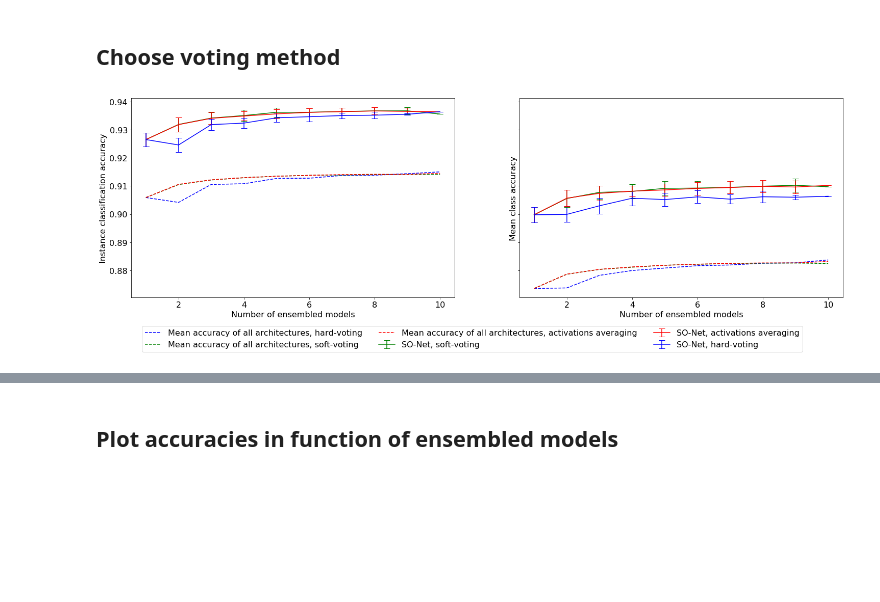
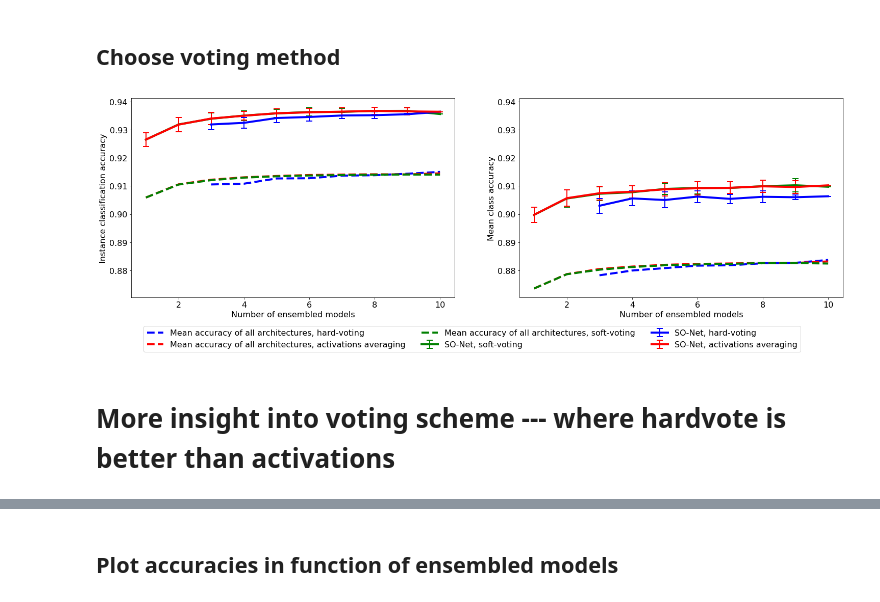
Before and after one commit to dkoguciuk/ensemble_learning_for_point_clouds, a Jupyter notebook: 3_1_simple_ensemble.ipynb, the cells around one changed output, grey strips where cells are left out. Cells and saved outputs as stored; diff of their text form; code cells hidden in the pictures; blank space fills up the shorter version.

```diff
--- a/3_1_simple_ensemble.ipynb
+++ b/3_1_simple_ensemble.ipynb
@@ -207,39 +217,48 @@ for method in acc_stats_base_models_voting:
     mean_arch_mca = {}
     for arch in acc_stats_base_models_voting[method]:
         arch_voting = acc_stats_base_models_voting[method][arch]
         for num_models in arch_voting:
             arch_num = arch_voting[num_models]
             arch_num_acc = arch_num['acc']
             arch_num_mca = arch_num['mean_class_acc']
             if num_models not in mean_arch_acc:
                 mean_arch_acc[num_models] = []
             if num_models not in mean_arch_mca:
                 mean_arch_mca[num_models] = []
             mean_arch_acc[num_models].append(arch_num_acc['mean'])
             mean_arch_mca[num_models].append(arch_num_mca['mean'])
     mean_arch_acc = {x: np.mean(mean_arch_acc[x]) for x in mean_arch_acc}
     mean_arch_mca = {x: np.mean(mean_arch_mca[x]) for x in mean_arch_mca}
     compare_mean_arch[method] = {x: {'acc': {'mean': mean_arch_acc[x]},
                                      'mean_class_acc': {'mean': mean_arch_mca[x]}}
                                  for x in mean_arch_acc}
 compare_voting = {}
 for item in compare_sonet:
     compare_voting['so-net ' + item] = compare_sonet[item]
 for item in compare_mean_arch:
     compare_voting['mean arch ' + item] = compare_mean_arch[item]
 f, (ax1, ax2) = plt.subplots(1, 2, sharey=True, figsize=(25, 8))
-styles = {'so-net activations': {'color': 'r', 'linestyle': '-', 'label': 'SO-Net, activations averaging'},
-         'so-net softvote': {'color': 'g', 'linestyle': '-', 'label': 'SO-Net, soft-voting'},
-         'so-net hardvote': {'color': 'b', 'linestyle': '-', 'label': 'SO-Net, hard-voting'},
+linewidth = 4
+styles = {'so-net activations': {'color': 'r', 'linestyle': '-', 'label': 'SO-Net, activations averaging',
+                                 'linewidth' : linewidth},
+         'so-net softvote': {'color': 'g', 'linestyle': '-', 'label': 'SO-Net, soft-voting',
+                            'linewidth' : linewidth},
+         'so-net hardvote': {'color': 'b', 'linestyle': '-', 'label': 'SO-Net, hard-voting',
+                            'linewidth' : linewidth},
          'mean arch activations': {'color': 'r', 'linestyle': '--',
-                                   'label': 'Mean accuracy of all architectures, activations averaging'},
+                                   'label': 'Mean accuracy of all architectures, activations averaging',
+                                  'linewidth' : linewidth},
          'mean arch softvote': {'color': 'g', 'linestyle': '--',
-                                'label': 'Mean accuracy of all architectures, soft-voting'},
+                                'label': 'Mean accuracy of all architectures, soft-voting',
+                               'linewidth' : linewidth},
          'mean arch hardvote': {'color': 'b', 'linestyle': '--',
-                               'label': 'Mean accuracy of all architectures, hard-voting'}}
-handles, labels = plot_acc_in_num_models(ax1, compare_voting, 'acc', styles)
-plot_acc_in_num_models(ax2, compare_voting, 'mean_class_acc', styles)
+                               'label': 'Mean accuracy of all architectures, hard-voting',
+                               'linewidth' : linewidth}}
+handles, labels = plot_acc_in_num_models(ax1, compare_voting, 'acc', styles, hard_vote=True)
+plot_acc_in_num_models(ax2, compare_voting, 'mean_class_acc', styles, hard_vote=True)
 f.legend(handles=handles, loc='lower center', ncol=3)
 f.savefig('images/voting_methods.png', bbox_inches='tight')
 # %% [output]
-[figure, old version]
+[figure, new version]
+# %% [markdown]
+# More insight into voting scheme --- where hardvote is better than activations
```
Also changed, not shown: parts of 10 cells of this notebook, 9 other files.
